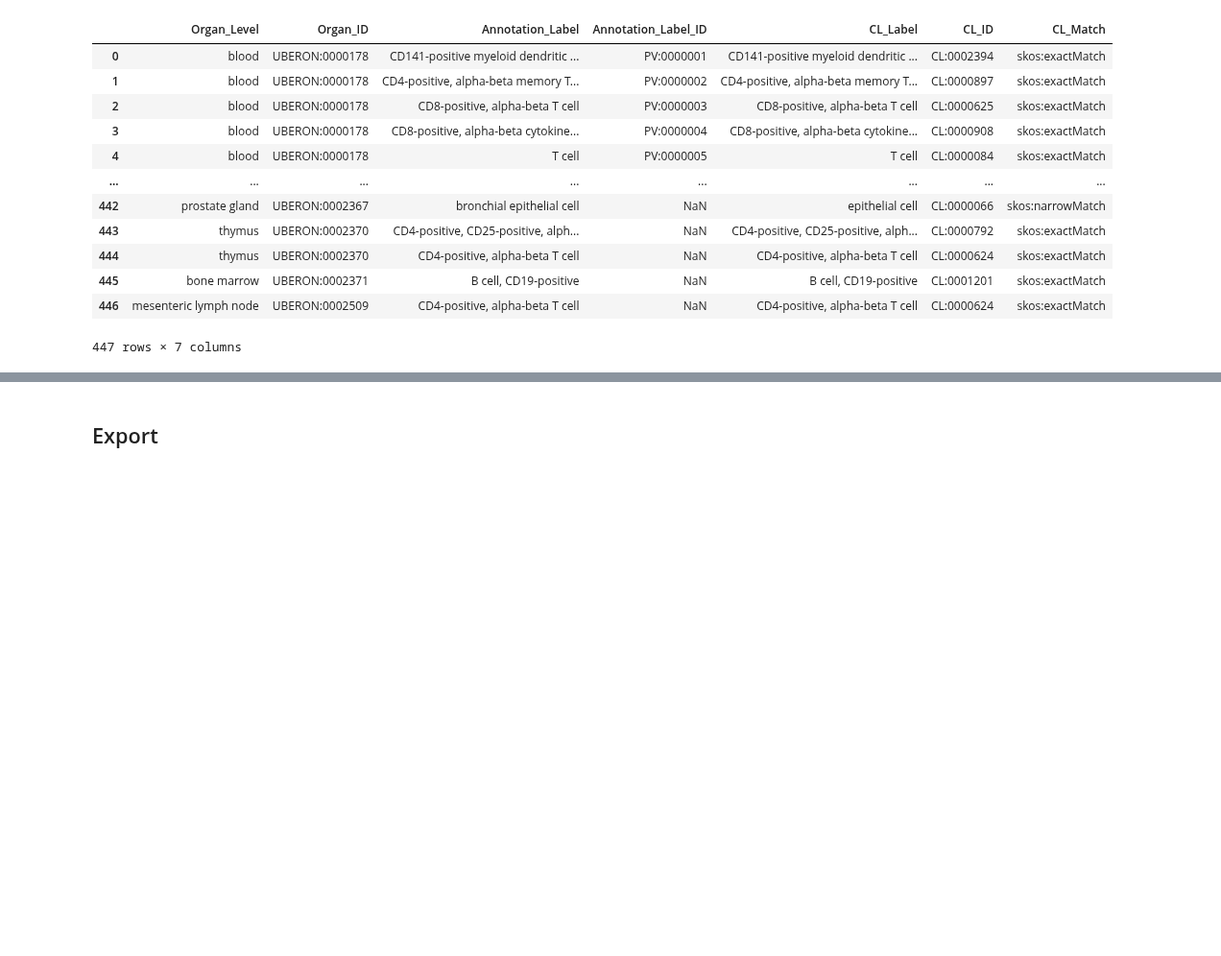
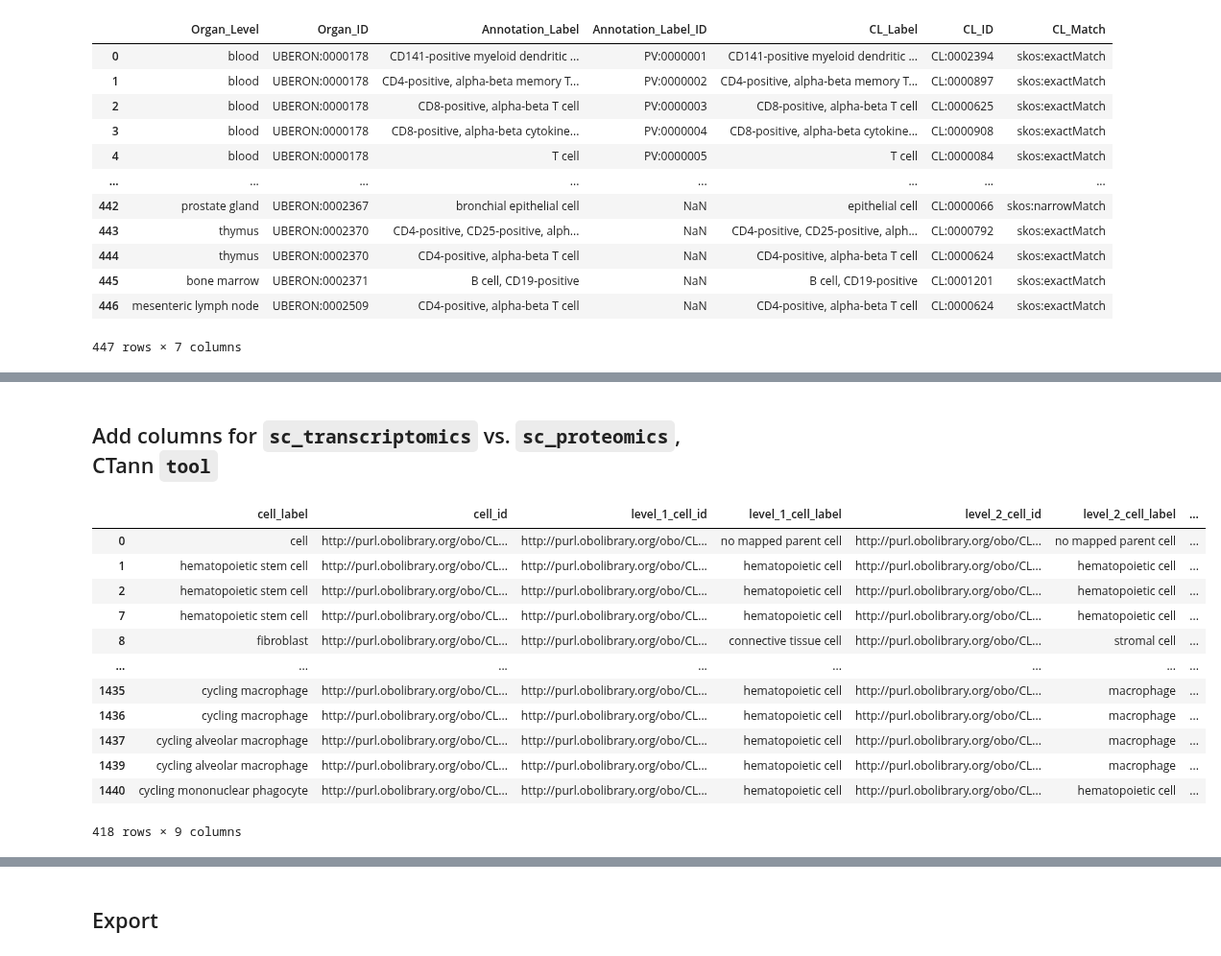
Before and after one commit to cns-iu/hra-pop-notebooks, a Jupyter notebook: ctann-tree/ctann_tree_vis.ipynb, the cells around one changed output, grey strips where cells are left out. Shown at 96% size. Saved outputs shown, nothing was run; the diff lists cells and outputs as text; code cells hidden in the pictures; blank space fills up the shorter version.

```diff
--- a/ctann-tree/ctann_tree_vis.ipynb
+++ b/ctann-tree/ctann_tree_vis.ipynb
@@ -127,29 +143,0 @@ formatted_cells
-# %%
-with open('data/ad_hoc_cell_type_level_mapping_query.rq', 'r') as f:
-    query = f.read()
-
-# define endpoint
-url = "https://lod.humanatlas.io/sparql"
-
-query = query.replace("#L4_CELLS", formatted_cells)
-
-# define parameters
-params = {
-    "query": query,
-}
-
-# set header
-headers = {
-    "Accept": "text/csv",
-
-}
-
-# Send the GET request
-response = requests.post(url, headers=headers, data=params)
-
-# convert text to file-like object
-csv_data = StringIO(response.text)
-
-# concert to DataFrame
-yasgui_cell_types_level_mapping = pd.read_csv(csv_data)
-yasgui_cell_types_level_mapping
@@ -377,0 +144,5 @@ KeyError: 'AS/4/ID'
+# %%
+url = f'https://raw.githubusercontent.com/x-atlas-consortia/hra-pop/refs/heads/{branch}/output-data/{hra_pop_version}/reports/atlas-ad-hoc/cell-types-level-mapping.csv'
+
+df_cell_types_level_mapping = pd.read_csv(url)
+df_cell_types_level_mapping
@@ -377,0 +163,27 @@ KeyError: 'AS/4/ID'
+# %% [markdown]
+## Add columns for `sc_transcriptomics` vs. `sc_proteomics`, CTann `tool`
+# %%
+# ctann tool
+df_combined = df_cell_types_level_mapping.merge(
+    df_crosswalks_combined,
+    left_on='cell_label',
+    right_on='CL_Label',
+    how='left'
+)
+
+df_combined = df_combined.drop_duplicates(['cell_label','tool'])
+df_combined
+# %% [output]
+|  | cell_label | cell_id | level_1_cell_id | level_1_cell_label | level_2_cell_id | level_2_cell_label | ... |
+| 0 | cell | http://purl.obolibrary.org/obo/CL... | http://purl.obolibrary.org/obo/CL... | no mapped parent cell | http://purl.obolibrary.org/obo/CL... | no mapped parent cell | ... |
+| 1 | hematopoietic stem cell | http://purl.obolibrary.org/obo/CL... | http://purl.obolibrary.org/obo/CL... | hematopoietic cell | http://purl.obolibrary.org/obo/CL... | hematopoietic cell | ... |
+| 2 | hematopoietic stem cell | http://purl.obolibrary.org/obo/CL... | http://purl.obolibrary.org/obo/CL... | hematopoietic cell | http://purl.obolibrary.org/obo/CL... | hematopoietic cell | ... |
+| 7 | hematopoietic stem cell | http://purl.obolibrary.org/obo/CL... | http://purl.obolibrary.org/obo/CL... | hematopoietic cell | http://purl.obolibrary.org/obo/CL... | hematopoietic cell | ... |
+| 8 | fibroblast | http://purl.obolibrary.org/obo/CL... | http://purl.obolibrary.org/obo/CL... | connective tissue cell | http://purl.obolibrary.org/obo/CL... | stromal cell | ... |
+| ... | ... | ... | ... | ... | ... | ... | ... |
+| 1435 | cycling macrophage | http://purl.obolibrary.org/obo/CL... | http://purl.obolibrary.org/obo/CL... | hematopoietic cell | http://purl.obolibrary.org/obo/CL... | macrophage | ... |
+| 1436 | cycling macrophage | http://purl.obolibrary.org/obo/CL... | http://purl.obolibrary.org/obo/CL... | hematopoietic cell | http://purl.obolibrary.org/obo/CL... | macrophage | ... |
+| 1437 | cycling alveolar macrophage | http://purl.obolibrary.org/obo/CL... | http://purl.obolibrary.org/obo/CL... | hematopoietic cell | http://purl.obolibrary.org/obo/CL... | macrophage | ... |
+| 1439 | cycling alveolar macrophage | http://purl.obolibrary.org/obo/CL... | http://purl.obolibrary.org/obo/CL... | hematopoietic cell | http://purl.obolibrary.org/obo/CL... | macrophage | ... |
+| 1440 | cycling mononuclear phagocyte | http://purl.obolibrary.org/obo/CL... | http://purl.obolibrary.org/obo/CL... | hematopoietic cell | http://purl.obolibrary.org/obo/CL... | hematopoietic cell | ... |
+418 rows × 9 columns
```
Also changed, not shown: parts of 25 cells of this notebook, 1 other file.
